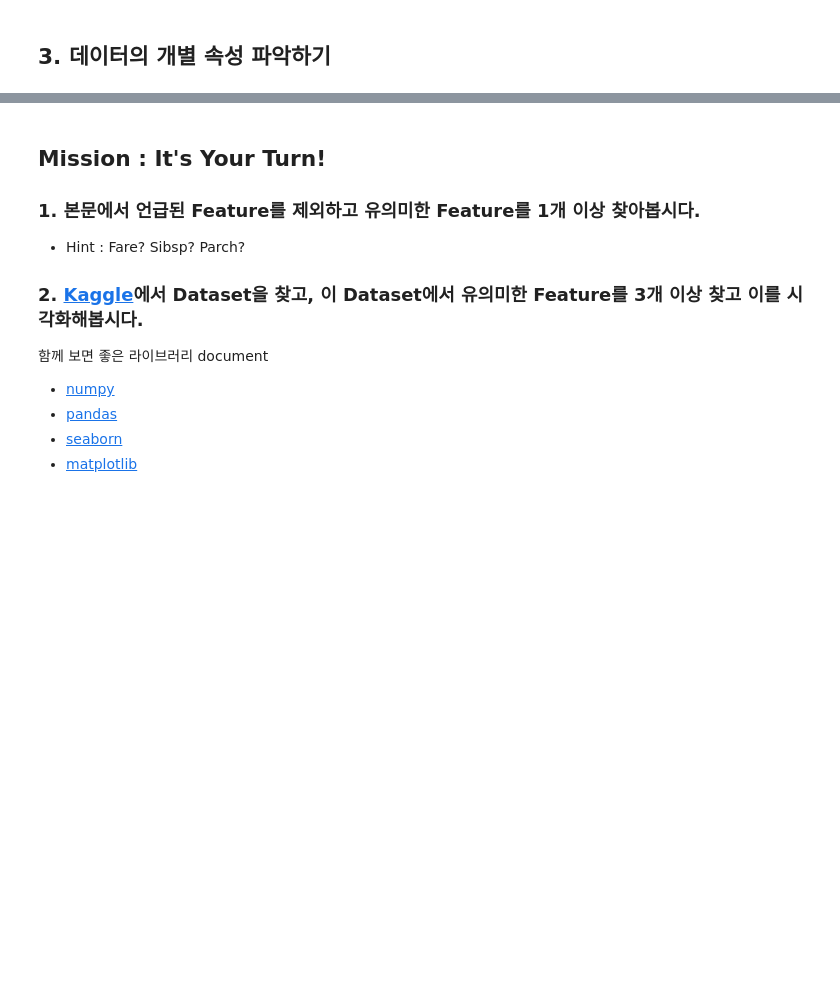
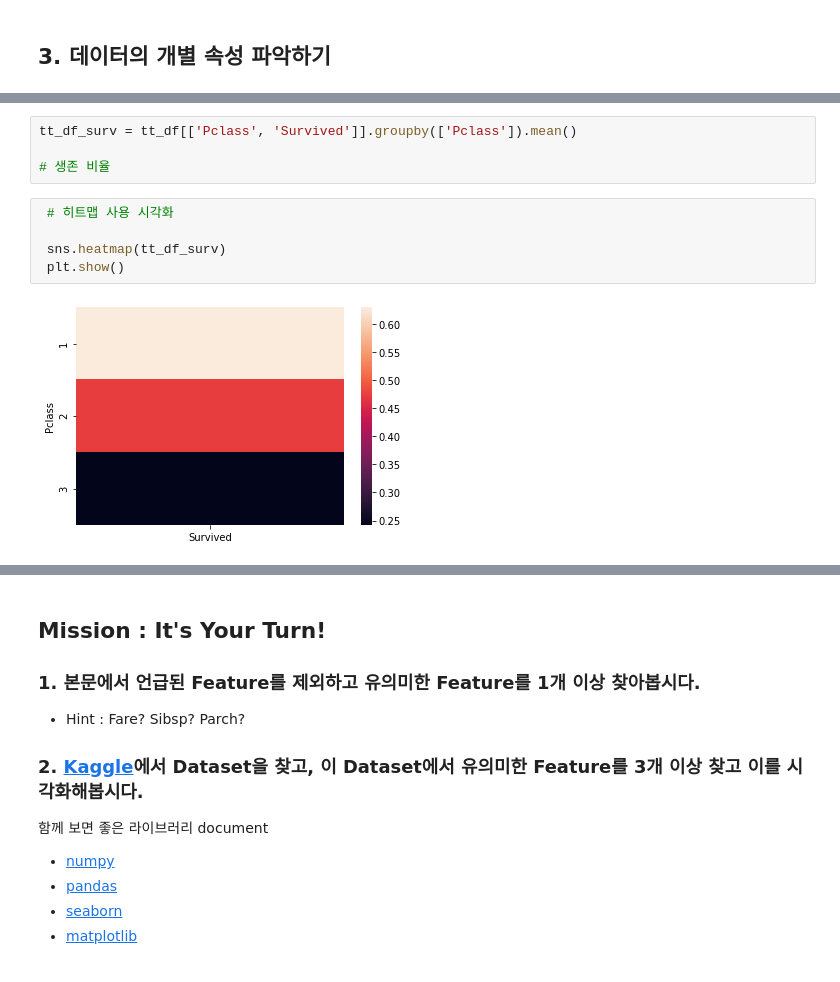
Before and after one commit to super-corini/programmers_kdt_II, a Jupyter notebook: 4. EDA.ipynb, the cells around one changed output, grey strips where cells are left out. Saved outputs shown, nothing was run; the diff lists cells and outputs as text; blank space fills up the shorter version.

```diff
--- a/4. EDA.ipynb
+++ b/4. EDA.ipynb
@@ -17,0 +138,11 @@
+# %%
+tt_df_surv = tt_df[['Pclass', 'Survived']].groupby(['Pclass']).mean()
+
+# 생존 비율
+# %%
+ # 히트맵 사용 시각화
+
+ sns.heatmap(tt_df_surv)
+ plt.show()
+# %% [output]
+[figure, added]
```
Also changed, not shown: parts of 36 cells of this notebook.
